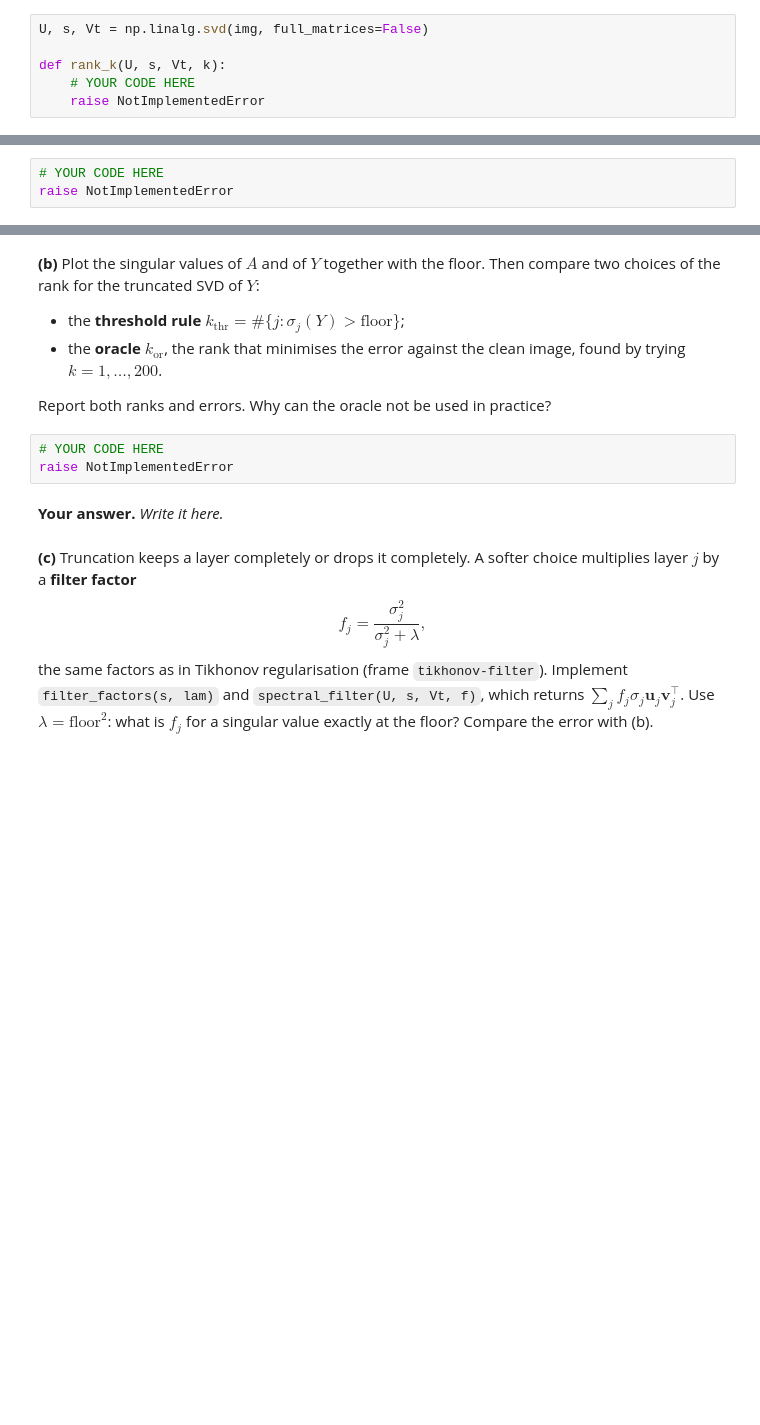
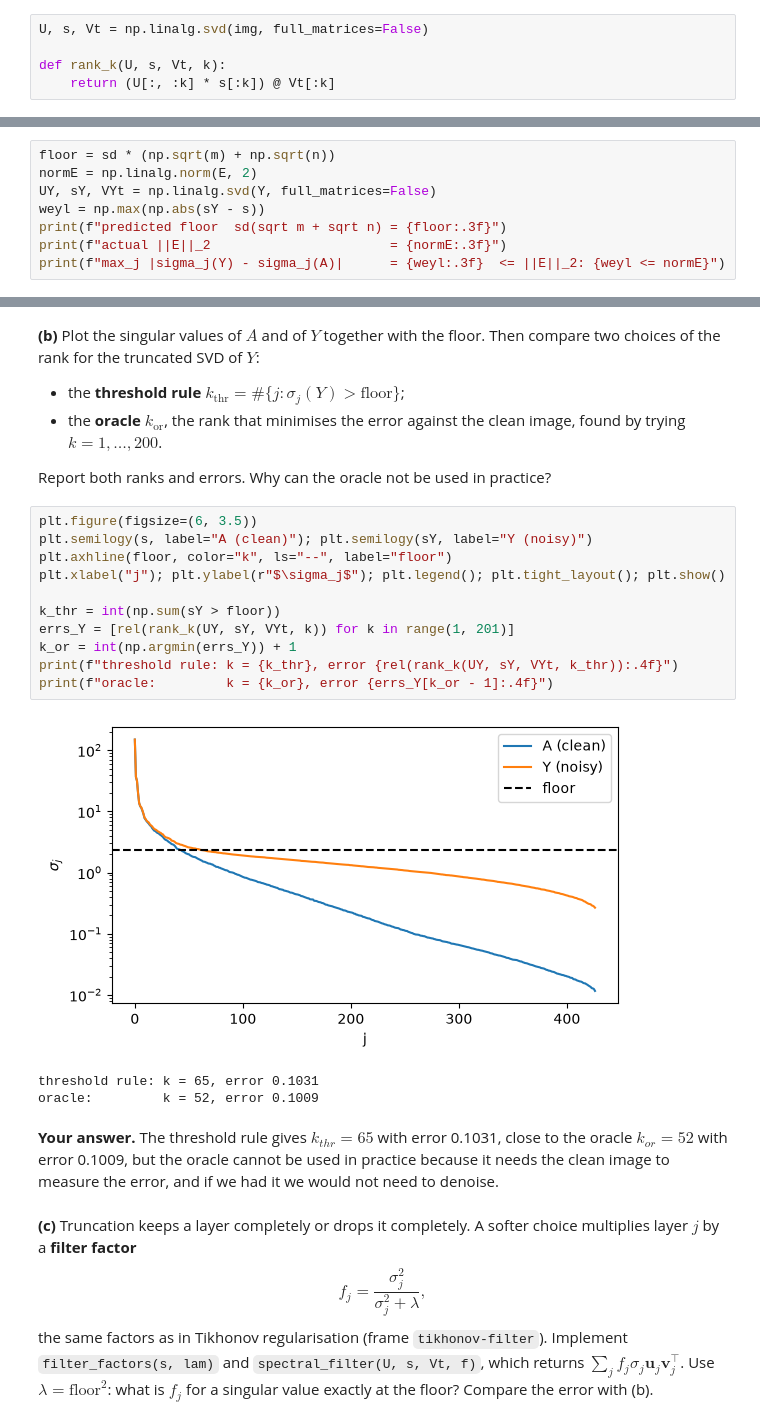
Before and after one commit to CallMeLiubomyr/la-labs, a Jupyter notebook: laba4/Lab4-CoreA-spectrum-filtering.ipynb, the cells around one changed output, grey strips where cells are left out. Saved outputs shown, nothing was run; the diff lists cells and outputs as text; blank space fills up the shorter version.

```diff
--- a/laba4/Lab4-CoreA-spectrum-filtering.ipynb
+++ b/laba4/Lab4-CoreA-spectrum-filtering.ipynb
@@ -57,8 +57,7 @@ Write the SVD as $A = \sum_j \sigma_j \mathbf{u}_j\mathbf{v}_j^\top$. The trunca
 U, s, Vt = np.linalg.svd(img, full_matrices=False)
 
 def rank_k(U, s, Vt, k):
-    # YOUR CODE HERE
-    raise NotImplementedError
+    return (U[:, :k] * s[:k]) @ Vt[:k]
 # %%
 # check
 assert np.allclose(rank_k(U, s, Vt, len(s)), img)
@@ -155,3 +180,8 @@ print(f"sd = {sd}: error of the noisy image {rel(Y):.4f}")
 # %%
-# YOUR CODE HERE
-raise NotImplementedError
+floor = sd * (np.sqrt(m) + np.sqrt(n))
+normE = np.linalg.norm(E, 2)
+UY, sY, VYt = np.linalg.svd(Y, full_matrices=False)
+weyl = np.max(np.abs(sY - s))
+print(f"predicted floor  sd(sqrt m + sqrt n) = {floor:.3f}")
+print(f"actual ||E||_2                       = {normE:.3f}")
+print(f"max_j |sigma_j(Y) - sigma_j(A)|      = {weyl:.3f}  <= ||E||_2: {weyl <= normE}")
@@ -164,10 +198,22 @@ raise NotImplementedError
 
 Report both ranks and errors. Why can the oracle not be used in practice?
 # %%
-# YOUR CODE HERE
-raise NotImplementedError
+plt.figure(figsize=(6, 3.5))
+plt.semilogy(s, label="A (clean)"); plt.semilogy(sY, label="Y (noisy)")
+plt.axhline(floor, color="k", ls="--", label="floor")
+plt.xlabel("j"); plt.ylabel(r"$\sigma_j$"); plt.legend(); plt.tight_layout(); plt.show()
+
+k_thr = int(np.sum(sY > floor))
+errs_Y = [rel(rank_k(UY, sY, VYt, k)) for k in range(1, 201)]
+k_or = int(np.argmin(errs_Y)) + 1
+print(f"threshold rule: k = {k_thr}, error {rel(rank_k(UY, sY, VYt, k_thr)):.4f}")
+print(f"oracle:         k = {k_or}, error {errs_Y[k_or - 1]:.4f}")
+# %% [output]
+[figure, added]
+threshold rule: k = 65, error 0.1031
+oracle:         k = 52, error 0.1009
 # %% [markdown]
-**Your answer.** *Write it here.*
+**Your answer.** The threshold rule gives $k_{thr}=65$ with error 0.1031, close to the oracle $k_{or}=52$ with error 0.1009, but the oracle cannot be used in practice because it needs the clean image to measure the error, and if we had it we would not need to denoise.
 # %% [markdown]
 **(c)** Truncation keeps a layer completely or drops it completely. A softer choice multiplies layer $j$ by a **filter factor**
 $$f_j = \frac{\sigma_j^2}{\sigma_j^2 + \lambda},$$
```
Also changed, not shown: parts of 39 cells of this notebook.
